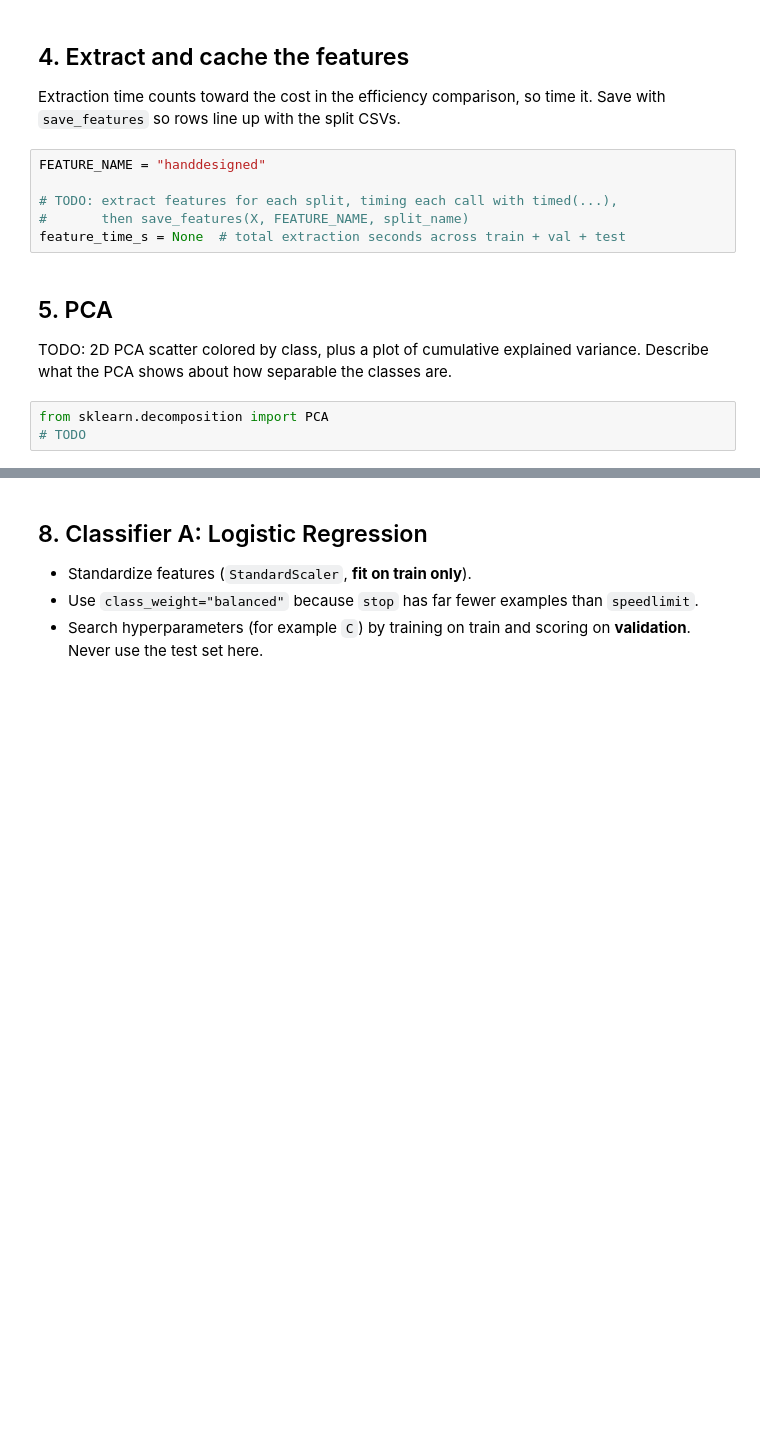
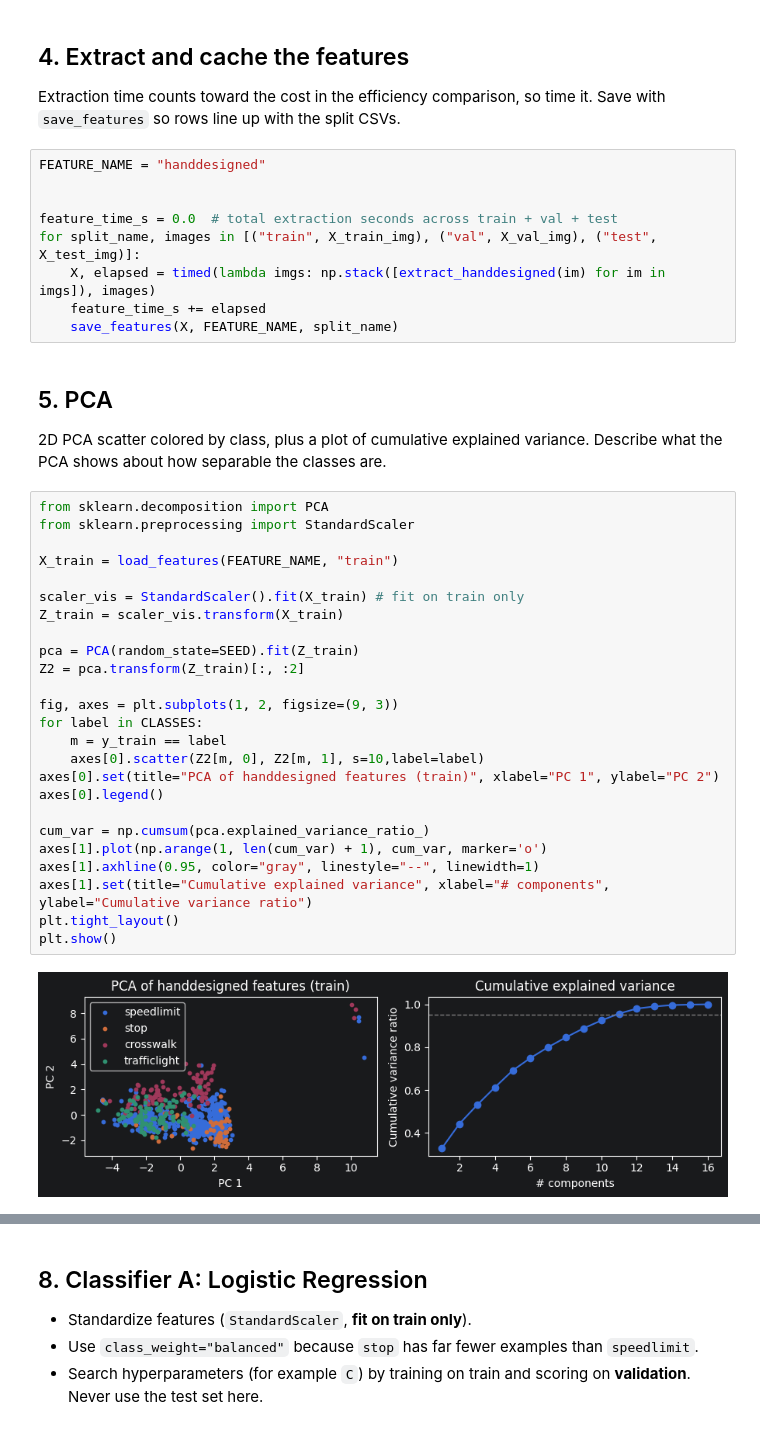
Before and after one commit to theyogurt/DATASCI281_ComputerVision---FINAL_PROJECT_ROAD_SIGN_CLASSIFIER, a Jupyter notebook: notebooks/03_handdesigned_features_classifiers.ipynb, the cells around one changed output, grey strips where cells are left out. Drawn from its saved outputs; the diff is of its cells as text; blank space fills up the shorter version.

Commit message:
add notebook 3 for handdesigned features

```diff
--- a/notebooks/03_handdesigned_features_classifiers.ipynb
+++ b/notebooks/03_handdesigned_features_classifiers.ipynb
@@ -73,16 +160,43 @@ Extraction time counts toward the cost in the efficiency comparison, so time it.
 # %%
 FEATURE_NAME = "handdesigned"
 
-# TODO: extract features for each split, timing each call with timed(...),
-#       then save_features(X, FEATURE_NAME, split_name)
-feature_time_s = None  # total extraction seconds across train + val + test
+
+feature_time_s = 0.0  # total extraction seconds across train + val + test
+for split_name, images in [("train", X_train_img), ("val", X_val_img), ("test", X_test_img)]:
+    X, elapsed = timed(lambda imgs: np.stack([extract_handdesigned(im) for im in imgs]), images)
+    feature_time_s += elapsed
+    save_features(X, FEATURE_NAME, split_name)
 # %% [markdown]
 ## 5. PCA
 
-TODO: 2D PCA scatter colored by class, plus a plot of cumulative explained variance. Describe what the PCA shows about how separable the classes are.
+2D PCA scatter colored by class, plus a plot of cumulative explained variance. Describe what the PCA shows about how separable the classes are.
 # %%
 from sklearn.decomposition import PCA
-# TODO
+from sklearn.preprocessing import StandardScaler
+
+X_train = load_features(FEATURE_NAME, "train")
+
+scaler_vis = StandardScaler().fit(X_train) # fit on train only
+Z_train = scaler_vis.transform(X_train)
+
+pca = PCA(random_state=SEED).fit(Z_train)
+Z2 = pca.transform(Z_train)[:, :2]
+
+fig, axes = plt.subplots(1, 2, figsize=(9, 3))
+for label in CLASSES:
+    m = y_train == label
+    axes[0].scatter(Z2[m, 0], Z2[m, 1], s=10,label=label)
+axes[0].set(title="PCA of handdesigned features (train)", xlabel="PC 1", ylabel="PC 2")
+axes[0].legend()
+
+cum_var = np.cumsum(pca.explained_variance_ratio_)
+axes[1].plot(np.arange(1, len(cum_var) + 1), cum_var, marker='o')
+axes[1].axhline(0.95, color="gray", linestyle="--", linewidth=1)
+axes[1].set(title="Cumulative explained variance", xlabel="# components", ylabel="Cumulative variance ratio")
+plt.tight_layout()
+plt.show()
+# %% [output]
+[figure, added]
 # %% [markdown]
 ## 6. t-SNE
 
```
Also changed, not shown: parts of 14 cells of this notebook, 3 other files.
